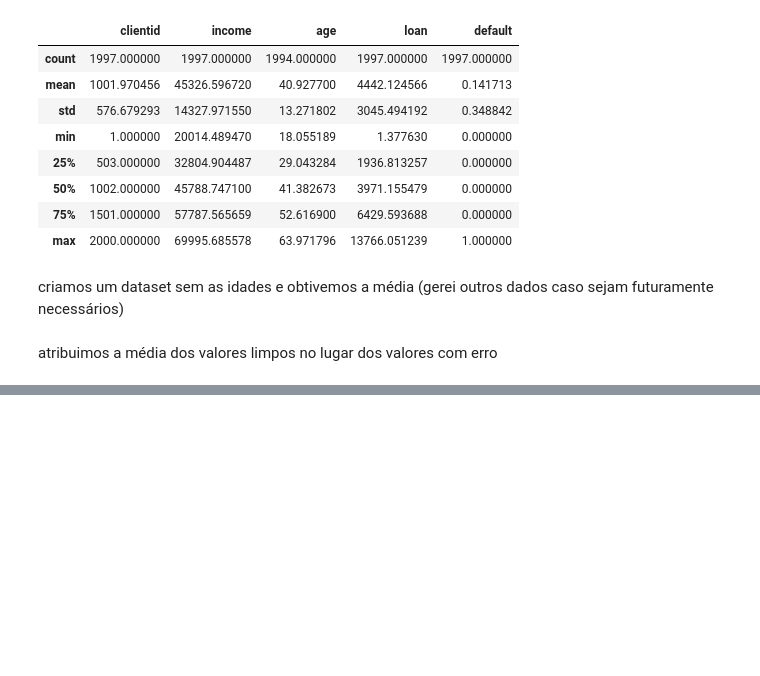
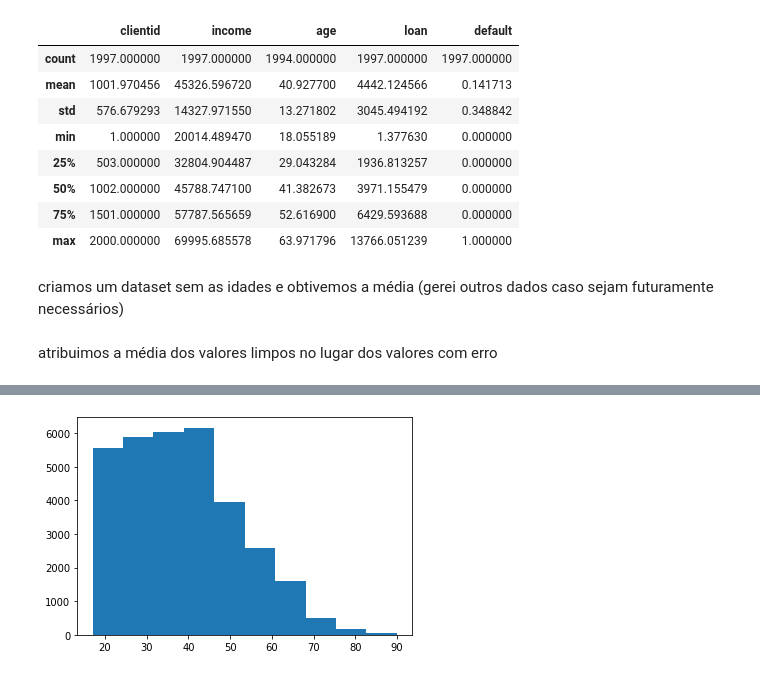
Before and after one commit to wnbrandao/wnbrandao, a Jupyter notebook: Untitled0.ipynb, the cells around one changed output, grey strips where cells are left out. Drawn from its saved outputs; the diff is of its cells as text; code cells hidden in the pictures; blank space fills up the shorter version.

```diff
--- a/Untitled0.ipynb
+++ b/Untitled0.ipynb
@@ -123,0 +269,4 @@ atribuimos a média dos valores limpos no lugar dos valores com erro
+# %%
+plt.hist(x=base_census['age']);
+# %% [output]
+[figure, added]
```
Also changed, not shown: parts of 41 cells of this notebook.
